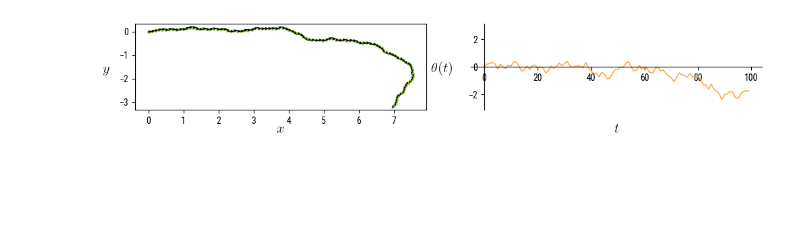
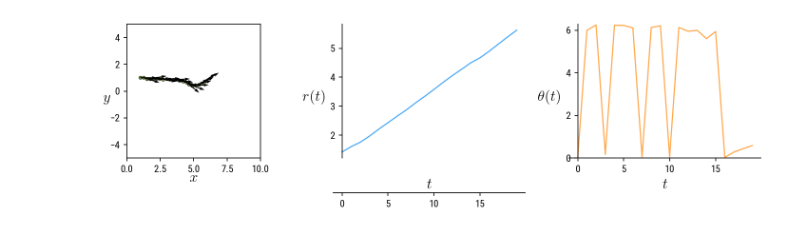
Before and after one commit to sgangaprasath/CollectiveTradeoff, a Jupyter notebook: findFood.ipynb, the cells around one changed output. Drawn from its saved outputs; the diff is of its cells as text; code cells hidden in the pictures; blank space fills up the shorter version.

Commit message:
Plot edits

```diff
--- a/findFood.ipynb
+++ b/findFood.ipynb
@@ -189,8 +193,10 @@ colors = {
 class params():
     def __init__(self) -> None:
         super().__init__()
-        self.nMax = 100
-        self.dr = 0.1
+        self.nMax = 20
+        self.dr = 0.25
+        self.rInit = jnp.array([1., 1.])
+        self.thetInit = 0.
 
 class ant():
     def __init__(self, r, thet, rng):
@@ -260,0 +218,14 @@ while ind < p.nMax:
+# %%
+rng = random.PRNGKey(1)
+p = params()
+ag = ant(p.rInit, p.thetInit, rng)
+start_time = time.time()
+rxFull = np.array(p.rInit[0])
+ryFull = np.array(p.rInit[1])
+thetFull = np.array(p.thetInit)
+for i in range(p.nMax):
+    ag = ag.stepFwd(p.dr)
+    rxFull = np.vstack((rxFull, np.array(ag.r[0])))
+    ryFull = np.vstack((ryFull, np.array(ag.r[1])))
+    thetFull = np.vstack((thetFull, np.array(ag.thet)))
+print("--- %s seconds ---" % (time.time() - start_time))
@@ -261,53 +236,83 @@ while ind < p.nMax:
 # %%
 mpl.rcParams.update(mpl.rcParamsDefault)
 plt.rc("font", family="Roboto Condensed")
 plt.rc("xtick", labelsize="medium")
 
 linewidth = 1.2
 linestyle = "-"
 label_size = 15
 color = '#8dc63f'
 
-fig = plt.figure(figsize=(10, 2))
-ax1 = plt.subplot(1, 2, 1)
+fig = plt.figure(figsize=(10, 3), dpi=150)
 
-# ax1.plot(ag.rxFull, ag.ryFull, marker='o', color=colors['orange'][4], zorder=-1, marker_size=2)
-ax1.scatter(ag.rxFull, ag.ryFull,
-            s=6,
+nrows, ncols = 2, 2
+gspec = gridspec.GridSpec(
+    ncols=ncols, nrows=nrows, figure=fig, width_ratios=[1, 1], height_ratios=[1, 1]
+)
+
+nRow = 1
+nCol = 3
+ax1 = plt.subplot(nRow, nCol, 1, aspect=1)
+
+ax1.scatter(rxFull, ryFull,
+            s=10,
             color=color,
+            edgecolors='k',
+            linewidth=0.5,
             zorder=-1)
-ax1.quiver(ag.rxFull, ag.ryFull,
-           jnp.cos(ag.thetFull), jnp.sin(ag.thetFull),
-           scale_units='xy', scale=8)
+ax1.quiver(rxFull, ryFull,
+           jnp.cos(thetFull), jnp.sin(thetFull),
+           scale_units='xy', scale=0.8)
         #    , 'o', color=colors['orange'][4])
+ax1.set_xlim([0,2*p.nMax*p.dr])
+ax1.set_ylim([-p.nMax*p.dr,p.nMax*p.dr])
 ax1.set_xlabel(r'$x$',usetex=True, fontsize=label_size)
 ax1.set_ylabel(r'$y$',usetex=True,rotation=0, fontsize=label_size)
 
-ax1.xaxis.set_label_coords(0.5,-0.15)
-ax1.yaxis.set_label_coords(-0.1,0.4)
+ax1.xaxis.set_label_coords(0.5,-0.1)
+ax1.yaxis.set_label_coords(-0.15,0.4)
 
 
-ax2= plt.subplot(1, 2, 2)
+ax3 = plt.subplot(nRow, nCol, 3)
 t = jnp.arange(p.nMax)
-ax2.plot(t, ag.thetFull[:-1],
+ax3.plot(t, np.mod(thetFull[:-1],2*np.pi),
         color=colors['orange'][4],
         clip_on=False,
         linewidth=linewidth,
         linestyle=linestyle,)
-ax2.set_xlabel(r'$t$',usetex=True, fontsize=label_size)
-ax2.set_ylabel(r'$\theta(t)$',usetex=True,rotation=0, fontsize=label_size)
+ax3.set_xlabel(r'$t$',usetex=True, fontsize=label_size)
+ax3.set_ylabel(r'$\theta(t)$',usetex=True,rotation=0, fontsize=label_size)
+ax3.set_ylim([0.,2*np.pi])
 
-ax2.xaxis.set_label_coords(0.5,-0.15)
-ax2.yaxis.set_label_coords(-0.1,0.4)
+ax3.xaxis.set_label_coords(0.5,-0.15)
+ax3.yaxis.set_label_coords(-0.1,0.4)
 
-ax2.spines["right"].set_visible(False)
-ax2.spines["top"].set_visible(False)
-ax2.spines["left"].set_position(("data", 0))
-ax2.spines["bottom"].set_position(("data", 0))
-# ax2.set_xlim([-2*np.pi,2*np.pi])
-ax2.set_ylim([-np.pi,np.pi])
+ax3.spines["right"].set_visible(False)
+ax3.spines["top"].set_visible(False)
+ax3.spines["left"].set_position(("data", 0))
+ax3.spines["bottom"].set_position(("data", 0))
+
+ax3 = plt.subplot(nRow, nCol, 2)
+t = jnp.arange(p.nMax)
+ax3.plot(t, np.sqrt(rxFull[:-1]**2 + ryFull[:-1]**2),
+        color=colors['blue'][4],
+        clip_on=False,
+        linewidth=linewidth,
+        linestyle=linestyle,)
+ax3.set_xlabel(r'$t$',usetex=True, fontsize=label_size)
+ax3.set_ylabel(r'$r(t)$',usetex=True,rotation=0, fontsize=label_size)
+# ax3.set_ylim([0.,2*np.pi])
+
+ax3.xaxis.set_label_coords(0.5,-0.15)
+ax3.yaxis.set_label_coords(-0.1,0.4)
+
+ax3.spines["right"].set_visible(False)
+ax3.spines["top"].set_visible(False)
+ax3.spines["left"].set_position(("data", 0))
+ax3.spines["bottom"].set_position(("data", 0))
+
 
 plt.tight_layout()
 plt.show()
 # %% [output]
-[figure, old version]
+[figure, new version]
```
Also changed, not shown: parts of 14 cells of this notebook.
